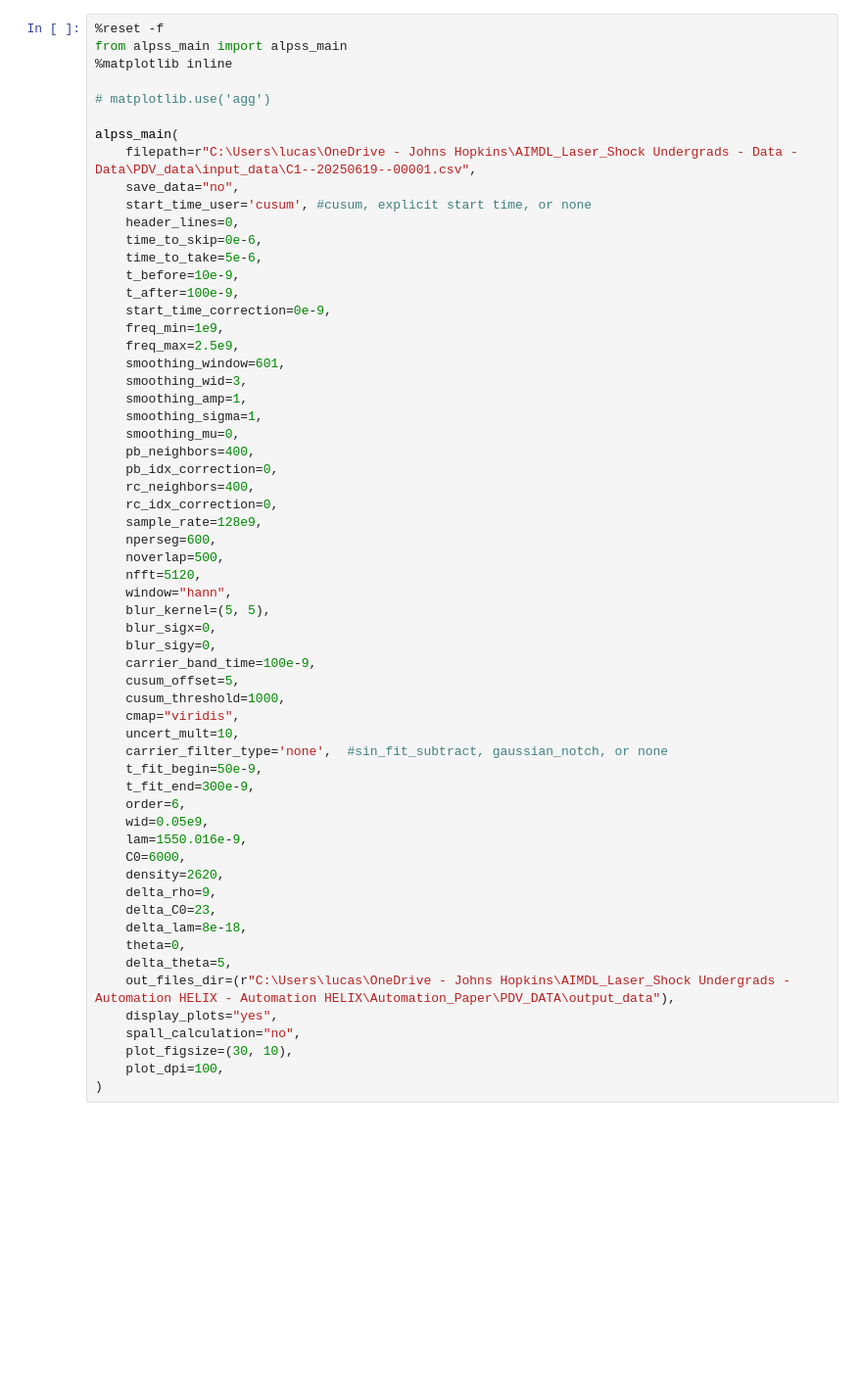
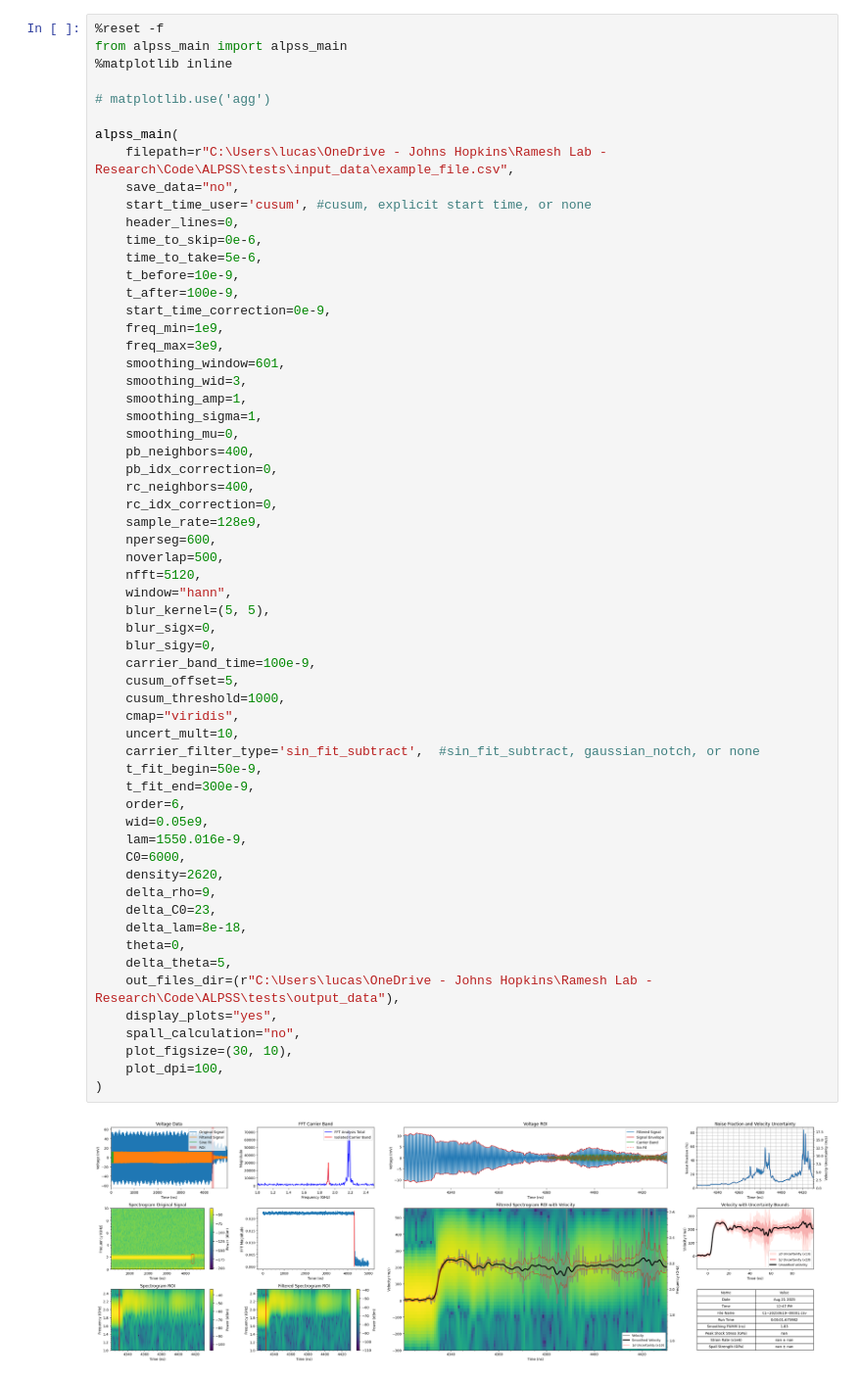
Before and after one commit to lrack02/ALPSS, a Jupyter notebook: src/alpss_run.ipynb, the cells around one changed output. Shown at 98% size. Drawn from its saved outputs; the diff is of its cells as text; blank space fills up the shorter version.

Commit message:
Adding the test file run with matching parameters

```diff
--- a/src/alpss_run.ipynb
+++ b/src/alpss_run.ipynb
@@ -6,7 +12,7 @@ from alpss_main import alpss_main
 # matplotlib.use('agg')
 
 alpss_main(
-    filepath=r"C:\Users\lucas\OneDrive - Johns Hopkins\AIMDL_Laser_Shock Undergrads - Data - Data\PDV_data\input_data\C1--20250619--00001.csv",
+    filepath=r"C:\Users\lucas\OneDrive - Johns Hopkins\Ramesh Lab - Research\Code\ALPSS\tests\input_data\example_file.csv",
     save_data="no",
     start_time_user='cusum', #cusum, explicit start time, or none
     header_lines=0,
@@ -16,7 +22,7 @@ alpss_main(
     t_after=100e-9,
     start_time_correction=0e-9,
     freq_min=1e9,
-    freq_max=2.5e9,
+    freq_max=3e9,
     smoothing_window=601,
     smoothing_wid=3,
     smoothing_amp=1,
@@ -30,32 +36,33 @@ alpss_main(
     nperseg=600,
     noverlap=500,
     nfft=5120,
     window="hann",
     blur_kernel=(5, 5),
     blur_sigx=0,
     blur_sigy=0,
     carrier_band_time=100e-9,
     cusum_offset=5,
     cusum_threshold=1000,
     cmap="viridis",
     uncert_mult=10,
-    carrier_filter_type='none',  #sin_fit_subtract, gaussian_notch, or none
+    carrier_filter_type='sin_fit_subtract',  #sin_fit_subtract, gaussian_notch, or none
     t_fit_begin=50e-9,
     t_fit_end=300e-9,
     order=6,
     wid=0.05e9,
     lam=1550.016e-9,
     C0=6000,
     density=2620,
     delta_rho=9,
     delta_C0=23,
     delta_lam=8e-18,
     theta=0,
     delta_theta=5,
-    out_files_dir=(r"C:\Users\lucas\OneDrive - Johns Hopkins\AIMDL_Laser_Shock Undergrads - Automation HELIX - Automation HELIX\Automation_Paper\PDV_DATA\output_data"),
+    out_files_dir=(r"C:\Users\lucas\OneDrive - Johns Hopkins\Ramesh Lab - Research\Code\ALPSS\tests\output_data"),
     display_plots="yes",
     spall_calculation="no",
     plot_figsize=(30, 10),
     plot_dpi=100,
 )
 # %% [output]
+[figure, added]
```
Also changed, not shown: parts of 4 cells of this notebook.
